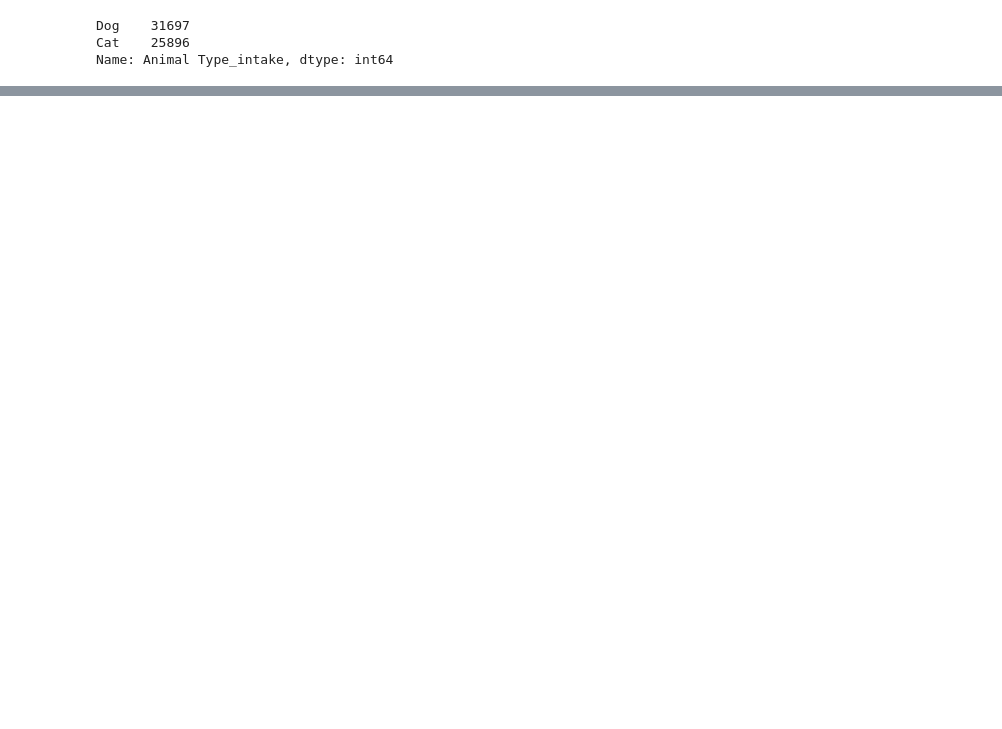
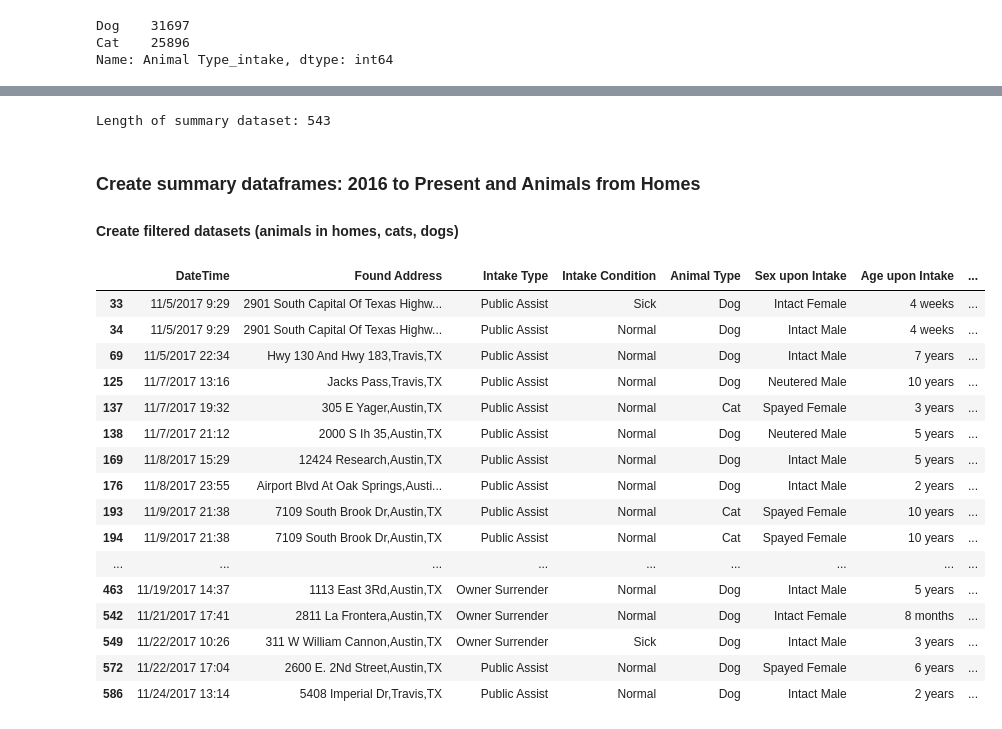
Before and after one commit to carlospisani10/Animal-Shelter-Analysis, a Jupyter notebook: Cleanup.ipynb, the cells around one changed output, grey strips where cells are left out. Drawn from its saved outputs; the diff is of its cells as text; code cells hidden in the pictures; blank space fills up the shorter version.

```diff
--- a/Cleanup.ipynb
+++ b/Cleanup.ipynb
@@ -386,0 +660,48 @@ austin_data.to_csv('raw data/Austin_merged_data_with_time_deltas.csv')
+# %%
+print(f"Length of summary dataset: {len(df_summary)}")
+#df_summary.head()
+
+# Save the DataFrame as a csv
+df_summary.to_csv("animal_shelter_analysis_summary_clean_LocationData.csv", encoding="utf-8", index=False)
+# %% [output]
+Length of summary dataset: 543
+# %% [markdown]
+### Create summary dataframes: 2016 to Present and Animals from Homes
+#### Create filtered datasets (animals in homes, cats, dogs)
+# %%
+# *** Filter original dataframe into smaller datasets ***
+
+# All intakes not 'Wildlife' or 'Stray' Intake Type: includes "Intake Type" of:
+#     - Euthanasia request
+#     - Owner surrender
+#     - Public assist
+df_animals_homes = df_intakes_clean.loc[((df_intakes_clean["Intake Type"] =="Owner Surrender") |
+                                         (df_intakes_clean["Intake Type"] == "Euthanasia Request") |
+                                         (df_intakes_clean["Intake Type"] == "Public Assist")),]
+
+# Dogs only
+df_animals_dogs = df_intakes_clean.loc[(df_intakes_clean["Animal Type"] =="Dog"),]
+
+# Cats only
+df_animals_cats = df_intakes_clean.loc[(df_intakes_clean["Animal Type"] =="Cat"),]
+
+# Visualize homes dataset
+df_animals_homes.head()
+# %% [output]
+|  | DateTime | Found Address | Intake Type | Intake Condition | Animal Type | Sex upon Intake | Age upon Intake | ... |
+| 33 | 11/5/2017 9:29 | 2901 South Capital Of Texas Highw... | Public Assist | Sick | Dog | Intact Female | 4 weeks | ... |
+| 34 | 11/5/2017 9:29 | 2901 South Capital Of Texas Highw... | Public Assist | Normal | Dog | Intact Male | 4 weeks | ... |
+| 69 | 11/5/2017 22:34 | Hwy 130 And Hwy 183,Travis,TX | Public Assist | Normal | Dog | Intact Male | 7 years | ... |
+| 125 | 11/7/2017 13:16 | Jacks Pass,Travis,TX | Public Assist | Normal | Dog | Neutered Male | 10 years | ... |
+| 137 | 11/7/2017 19:32 | 305 E Yager,Austin,TX | Public Assist | Normal | Cat | Spayed Female | 3 years | ... |
+| 138 | 11/7/2017 21:12 | 2000 S Ih 35,Austin,TX | Public Assist | Normal | Dog | Neutered Male | 5 years | ... |
+| 169 | 11/8/2017 15:29 | 12424 Research,Austin,TX | Public Assist | Normal | Dog | Intact Male | 5 years | ... |
+| 176 | 11/8/2017 23:55 | Airport Blvd At Oak Springs,Austi... | Public Assist | Normal | Dog | Intact Male | 2 years | ... |
+| 193 | 11/9/2017 21:38 | 7109 South Brook Dr,Austin,TX | Public Assist | Normal | Cat | Spayed Female | 10 years | ... |
+| 194 | 11/9/2017 21:38 | 7109 South Brook Dr,Austin,TX | Public Assist | Normal | Cat | Spayed Female | 10 years | ... |
+| ... | ... | ... | ... | ... | ... | ... | ... | ... |
+| 463 | 11/19/2017 14:37 | 1113 East 3Rd,Austin,TX | Owner Surrender | Normal | Dog | Intact Male | 5 years | ... |
+| 542 | 11/21/2017 17:41 | 2811 La Frontera,Austin,TX | Owner Surrender | Normal | Dog | Intact Female | 8 months | ... |
+| 549 | 11/22/2017 10:26 | 311 W William Cannon,Austin,TX | Owner Surrender | Sick | Dog | Intact Male | 3 years | ... |
+| 572 | 11/22/2017 17:04 | 2600 E. 2Nd Street,Austin,TX | Public Assist | Normal | Dog | Spayed Female | 6 years | ... |
+| 586 | 11/24/2017 13:14 | 5408 Imperial Dr,Travis,TX | Public Assist | Normal | Dog | Intact Male | 2 years | ... |
```
Also changed, not shown: parts of 57 cells of this notebook, 22 other files.
